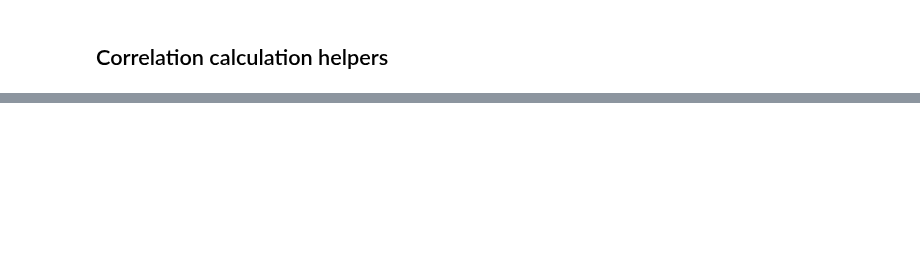
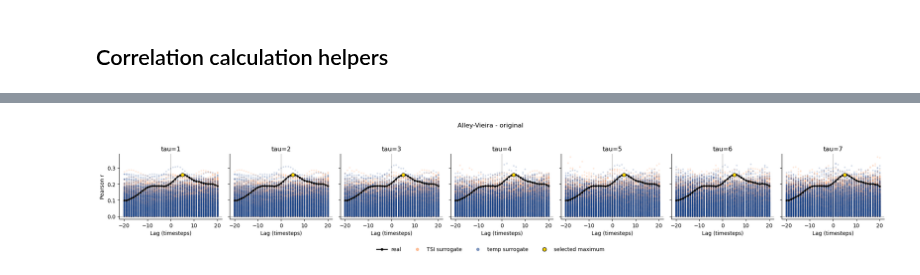
Before and after one commit to LinkedEarth/hol_temp_tsi_ccm_pb, a Jupyter notebook: notebooks/4_Extras/1_calc__corr_lag_tau_resultsgrid.ipynb, the cells around one changed output, grey strips where cells are left out. Saved outputs shown, nothing was run; the diff lists cells and outputs as text; code cells hidden in the pictures; blank space fills up the shorter version.

Commit message:
updated corr calc notebook and thumbnail

```diff
--- a/notebooks/4_Extras/1_calc__corr_lag_tau_resultsgrid.ipynb
+++ b/notebooks/4_Extras/1_calc__corr_lag_tau_resultsgrid.ipynb
@@ -45,21 +38,11 @@ from cedarkit.core.data_objects import merge_variable_ts
 from cedarkit.utils.io.timeseries_utils import remove_extra_index
 # %%
-# Experiment controls
+# Single-dyad walkthrough controls
 tau_values = list(range(1, 8))
 lag_ts_limit = 20
 peak_window_halfwidth = 3
 min_lag = -1  # select the maximum |r| among lags >= -1
 
-# Choose a small scope while developing; None means the complete canonical grid.
-run_pair_labels = None  # e.g. ['Alley-Wu', 'Tian-Wu']
-run_row_categories = ['original', 'lineardetrended', '1kyrfir']
-run_tau_values = None  # e.g. [1, 2, 4]
-
-# The experiment is deliberately opt-in: the full run reads every real and
-# surrogate series.  Set True after reviewing the controls above.
-RUN_EXPERIMENT = False
-
-# Write only the compact assignment table used by the plot notebook.  The
-# large real-profile and surrogate-profile diagnostic tables are not produced.
-PERSIST_ASSIGNMENTS = False
+single_pair_label = 'Alley-Vieira'
+single_row_category = 'original'
 # %% [markdown]
@@ -476,0 +473,45 @@ Experiment not run (RUN_EXPERIMENT=False).
+# %%
+diagnostic_specs_df, _ = build_run_specs(run_pair_labels=[single_pair_label], run_row_categories=[single_row_category])
+if len(diagnostic_specs_df) != 1:
+    raise ValueError('The diagnostic selection must identify exactly one dyad and treatment.')
+spec = diagnostic_specs_df.iloc[0]
+x_id, y_id = spec['var_x_id'], spec['var_y_id']
+(real_df, surr_df, summary_df), _ = compute_corr_tau_tables_cached(
+    x_id, y_id, tau_values=single_run_tau_values, lag_ts_limit=lag_ts_limit, min_lag=min_lag,
+)
+if summary_df is None:
+    raise RuntimeError('The selected diagnostic dyad did not produce a correlation summary.')
+x_obj, y_obj = load_master_var_object(x_id), load_master_var_object(y_id)
+palette = {
+    f'{x_id}_real__{y_id}_surr': getattr(y_obj, 'color', 'tab:orange'),
+    f'{x_id}_surr__{y_id}_real': getattr(x_obj, 'color', 'tab:blue'),
+}
+labels = {
+    f'{x_id}_real__{y_id}_surr': f'{getattr(y_obj, "var", y_id)} surrogate',
+    f'{x_id}_surr__{y_id}_real': f'{getattr(x_obj, "var", x_id)} surrogate',
+}
+taus = sorted(summary_df['tau'].unique())
+fig, axes = plt.subplots(1, len(taus), figsize=(3.0 * len(taus), 3.35), sharey=True, squeeze=False)
+for ax, tau in zip(axes.ravel(), taus):
+    real = real_df.loc[real_df['tau'] == tau].sort_values('lag')
+    surr = surr_df.loc[surr_df['tau'] == tau]
+    selected = summary_df.loc[summary_df['tau'] == tau].iloc[0]
+    ax.plot(real['lag'], real['rho'], color='black', lw=1.8, marker='o', markersize=2.8, zorder=3)
+    for relation, rel_df in surr.groupby('relation'):
+        ax.scatter(rel_df['lag'], rel_df['rho'], s=9, alpha=0.20, color=palette.get(relation, '0.5'), linewidths=0, zorder=1)
+    ax.scatter([selected['lag']], [selected['rho']], s=45, color='gold', edgecolors='black', linewidths=0.75, zorder=4)
+    ax.axhline(0, color='black', lw=0.7, alpha=0.45)
+    ax.axvline(0, color='black', lw=0.7, alpha=0.35)
+    ax.set_title(f'tau={tau}')
+    ax.set_xlabel('Lag (timesteps)')
+    ax.spines['top'].set_visible(False); ax.spines['right'].set_visible(False)
+axes[0, 0].set_ylabel('Pearson r')
+handles = [Line2D([], [], color='black', marker='o', markersize=4, lw=1.8, label='real')]
+handles += [Line2D([], [], color=color, marker='o', markersize=5, lw=0, alpha=0.55, label=labels[relation]) for relation, color in palette.items()]
+handles += [Line2D([], [], color='gold', marker='o', markeredgecolor='black', markersize=7, lw=0, label='selected maximum')]
+fig.legend(handles=handles, loc='lower center', ncol=4, frameon=False, bbox_to_anchor=(0.5, -0.04))
+fig.suptitle(f'{single_pair_label} - {single_row_category}', y=1.01)
+fig.tight_layout(rect=[0, 0.08, 1, 0.96])
+plt.show()
+# %% [output]
+[figure, added]
```
Also changed, not shown: parts of 16 cells of this notebook, 2 other files.
